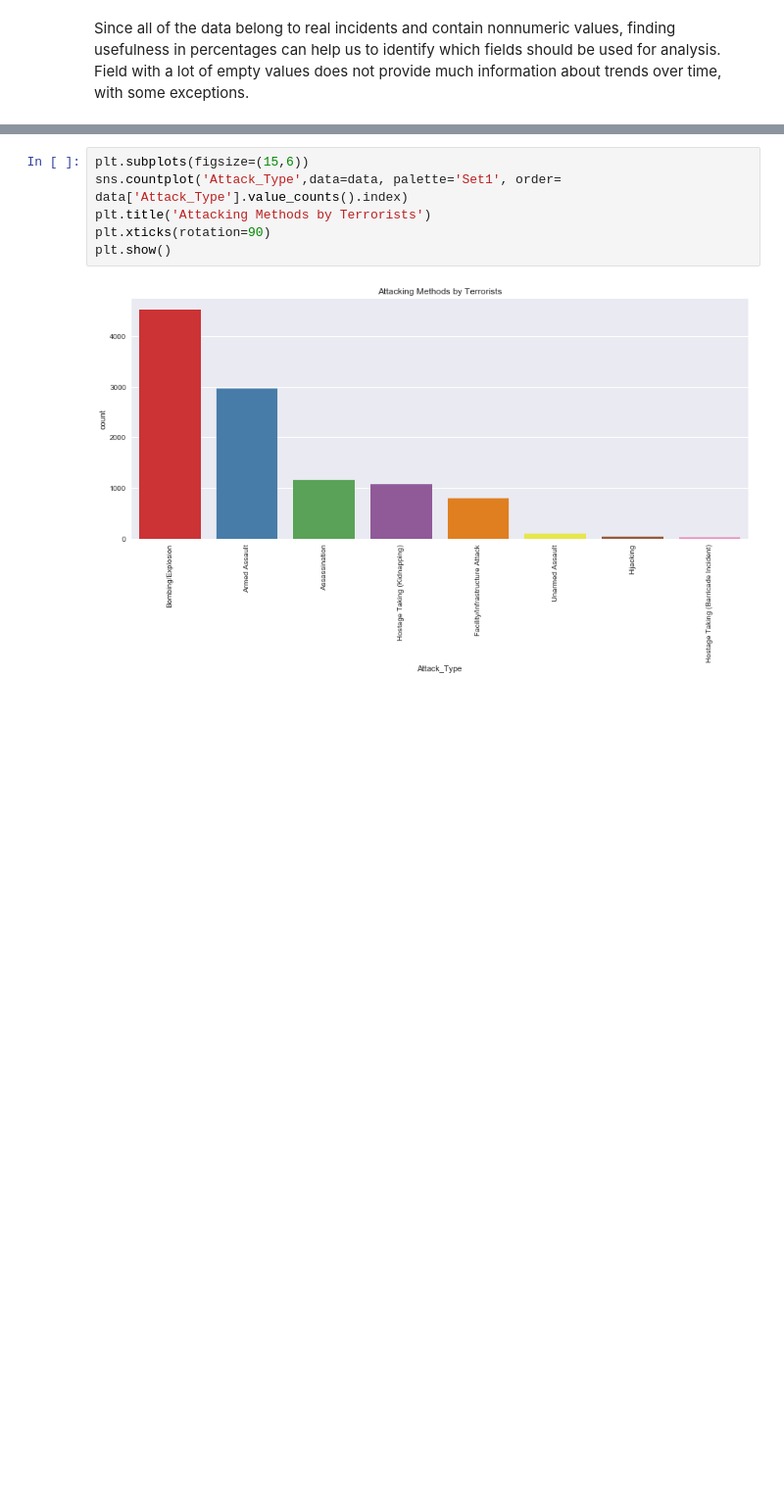
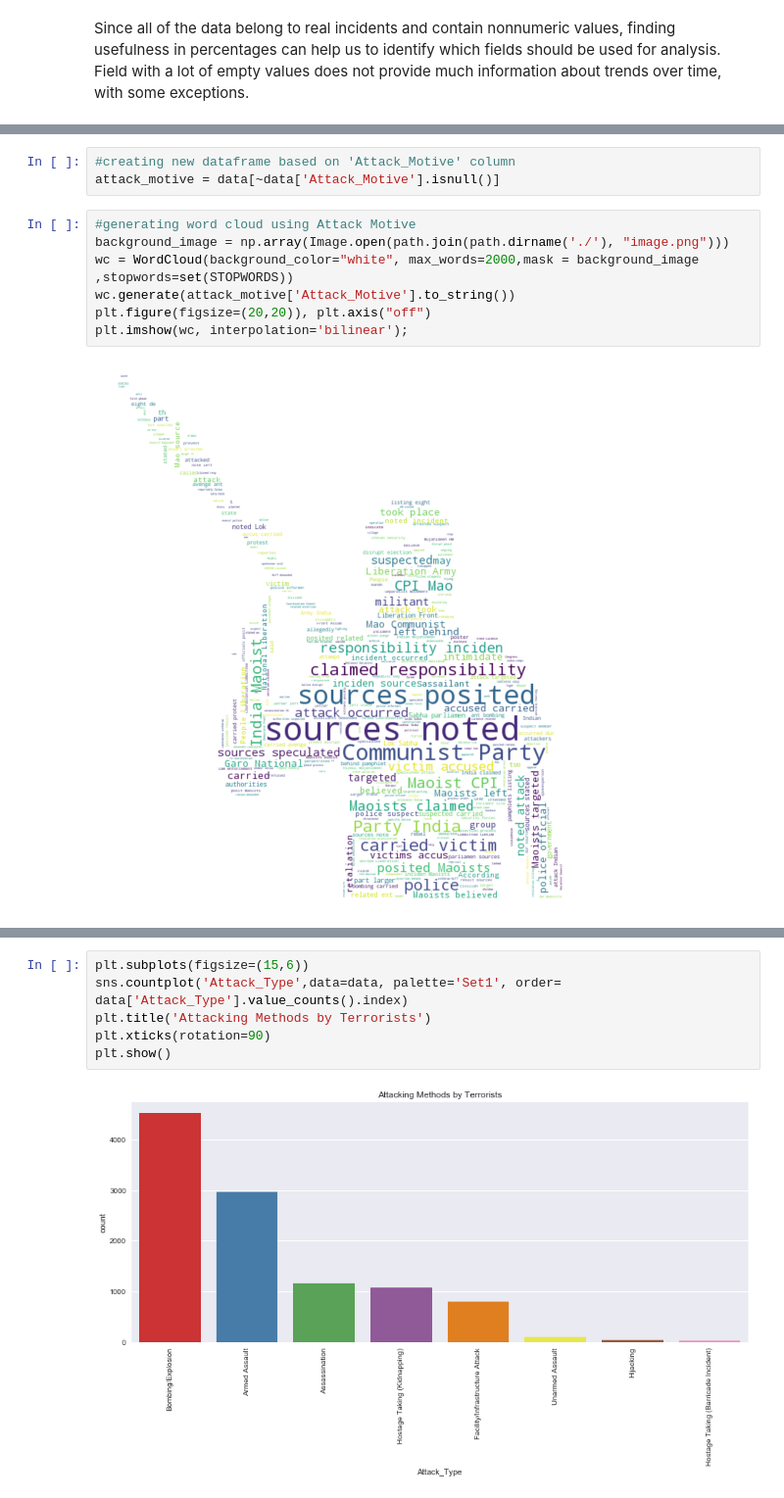
Before and after one commit to llabhishekll/terrorism-data-analysis, a Jupyter notebook: Terrorism in India - Analysis.ipynb, the cells around one changed output, grey strips where cells are left out. Shown at 98% size. Drawn from its saved outputs; the diff is of its cells as text; blank space fills up the shorter version.

```diff
--- a/Terrorism in India - Analysis.ipynb
+++ b/Terrorism in India - Analysis.ipynb
@@ -72,0 +107,12 @@ Attackers favorite spot is Srinagar which is mostly targeted by Hizbul Mujahidee
+# %%
+#creating new dataframe based on 'Attack_Motive' column
+attack_motive = data[~data['Attack_Motive'].isnull()]
+# %%
+#generating word cloud using Attack Motive
+background_image = np.array(Image.open(path.join(path.dirname('./'), "image.png")))
+wc = WordCloud(background_color="white", max_words=2000,mask = background_image ,stopwords=set(STOPWORDS))
+wc.generate(attack_motive['Attack_Motive'].to_string())
+plt.figure(figsize=(20,20)), plt.axis("off")
+plt.imshow(wc, interpolation='bilinear');
+# %% [output]
+[figure, added]
```
Also changed, not shown: parts of 61 cells of this notebook.
